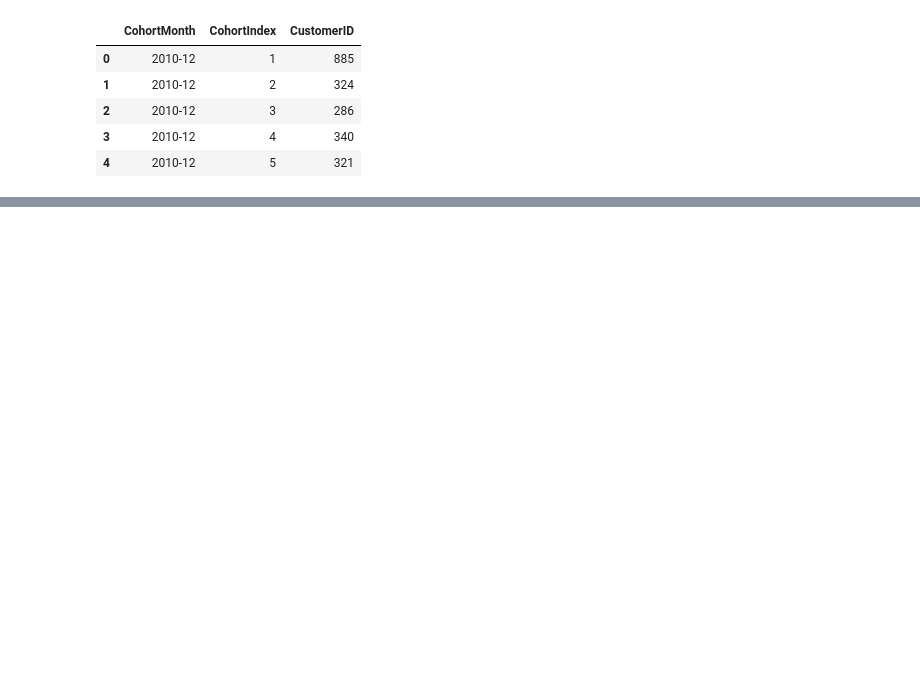
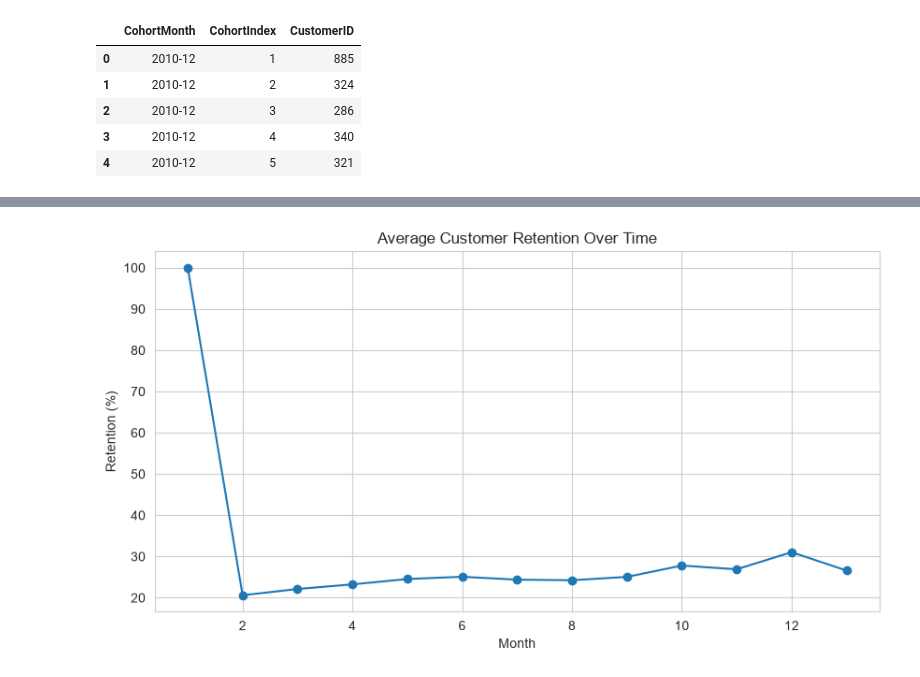
Before and after one commit to vedants0307/SaaS-Cohort-CLTV-Analysis, a Jupyter notebook: notebooks/Cohort_Analysis.ipynb, the cells around one changed output, grey strips where cells are left out. Saved outputs shown, nothing was run; the diff lists cells and outputs as text; code cells hidden in the pictures; blank space fills up the shorter version.

```diff
--- a/notebooks/Cohort_Analysis.ipynb
+++ b/notebooks/Cohort_Analysis.ipynb
@@ -296,0 +199,20 @@ Matplotlib is building the font cache; this may take a moment.
+# %%
+average_retention = retention.mean()
+
+plt.figure(figsize=(10,5))
+
+plt.plot(
+    average_retention.index,
+    average_retention.values,
+    marker='o'
+)
+
+plt.title("Average Customer Retention Over Time")
+plt.xlabel("Month")
+plt.ylabel("Retention (%)")
+
+plt.grid(True)
+
+plt.show()
+# %% [output]
+[figure, added]
```
Also changed, not shown: parts of 100 cells of this notebook, 2 other files.
